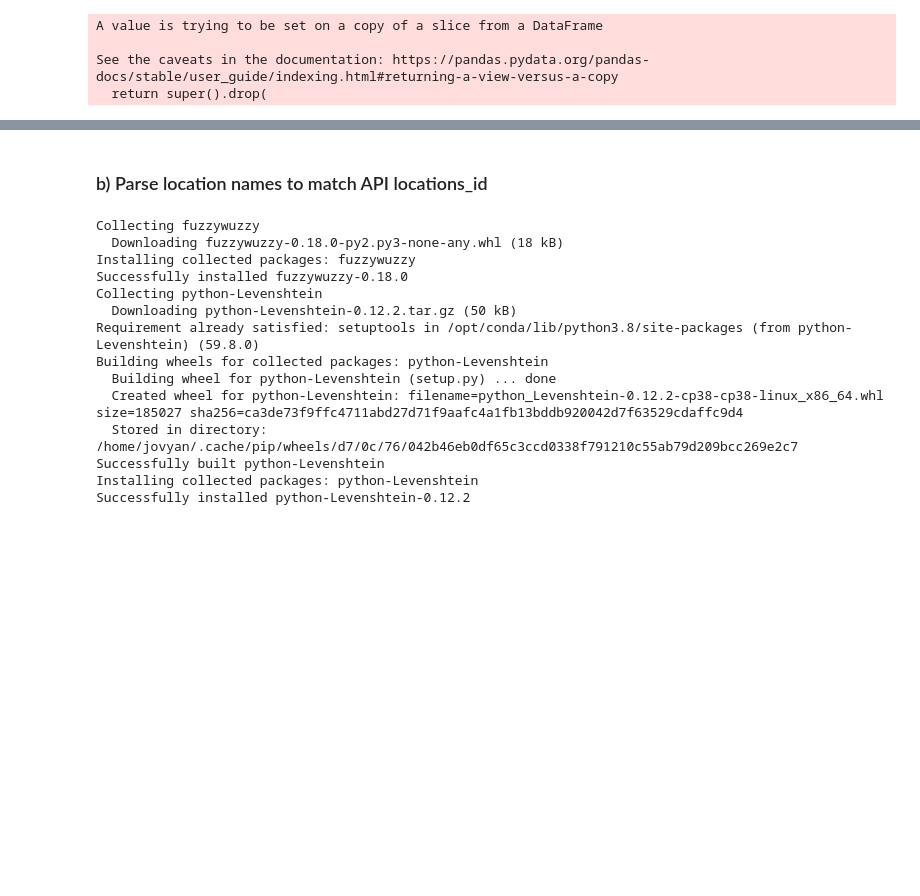
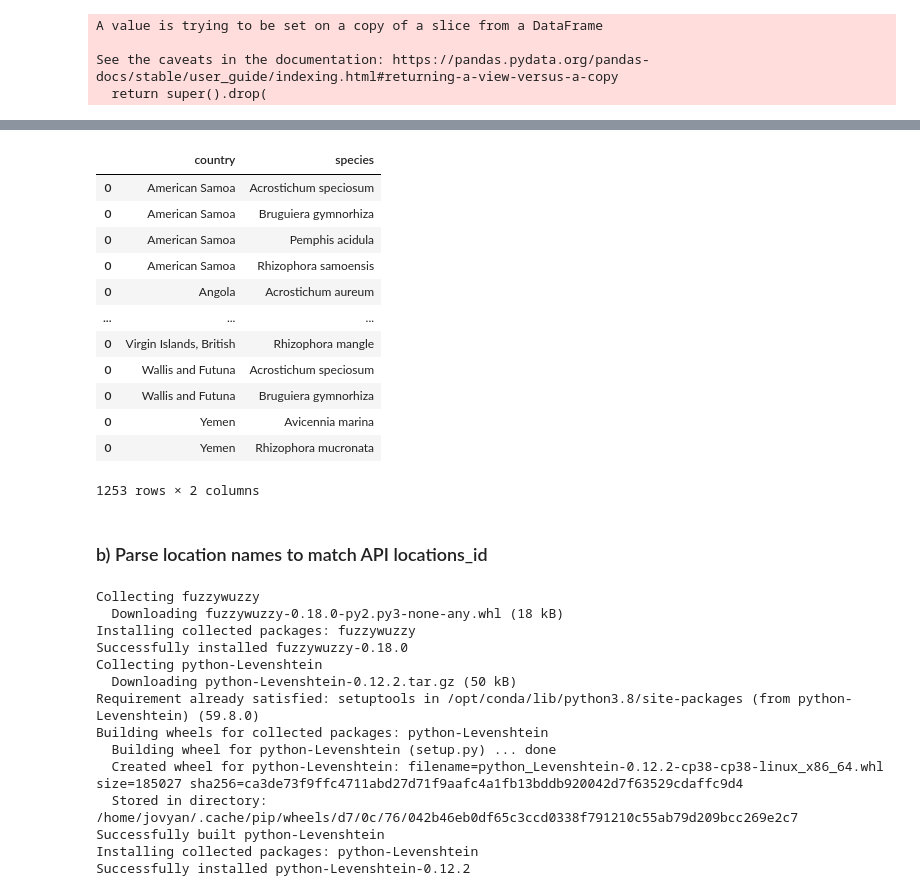
Before and after one commit to Vizzuality/mangrove-atlas, a Jupyter notebook: data/notebooks/Lab/data_processing/species_widget_validatior_test.ipynb, the cells around one changed output, grey strips where cells are left out. Drawn from its saved outputs; the diff is of its cells as text; code cells hidden in the pictures; blank space fills up the shorter version.

Commit message:
prepare data species locations

```diff
--- a/data/notebooks/Lab/data_processing/species_widget_validatior_test.ipynb
+++ b/data/notebooks/Lab/data_processing/species_widget_validatior_test.ipynb
@@ -252,0 +256,15 @@ table2.head()
+# %%
+dt = []
+for country in sp.Country:
+
+    df = sp[sp['Country']==country]
+
+    for col in df.columns:
+        if df[[col]].values[0]==0:
+            df.drop(col,inplace=True,axis=1)
+            sp_names = df.columns
+            sp_names = sp_names[sp_names != 'Country']
+    for sp_name in sp_names:
+        df_sp = pd.DataFrame(data = {'country':[country], 'species':[sp_name]})
+        dt.append(df_sp)
+    print(f'{country}: {len(sp_names)}')
@@ -253,3 +293,20 @@ table2.head()
+# %%
+table2 = pd.concat(dt)
+table2
+# %% [output]
+|  | country | species |
+| 0 | American Samoa | Acrostichum speciosum |
+| 0 | American Samoa | Bruguiera gymnorhiza |
+| 0 | American Samoa | Pemphis acidula |
+| 0 | American Samoa | Rhizophora samoensis |
+| 0 | Angola | Acrostichum aureum |
+| ... | ... | ... |
+| 0 | Virgin Islands, British | Rhizophora mangle |
+| 0 | Wallis and Futuna | Acrostichum speciosum |
+| 0 | Wallis and Futuna | Bruguiera gymnorhiza |
+| 0 | Yemen | Avicennia marina |
+| 0 | Yemen | Rhizophora mucronata |
+1253 rows × 2 columns
 # %% [markdown]
 ### b) Parse location names to match API locations_id
 # %%
```
Also changed, not shown: parts of 4 cells of this notebook.
